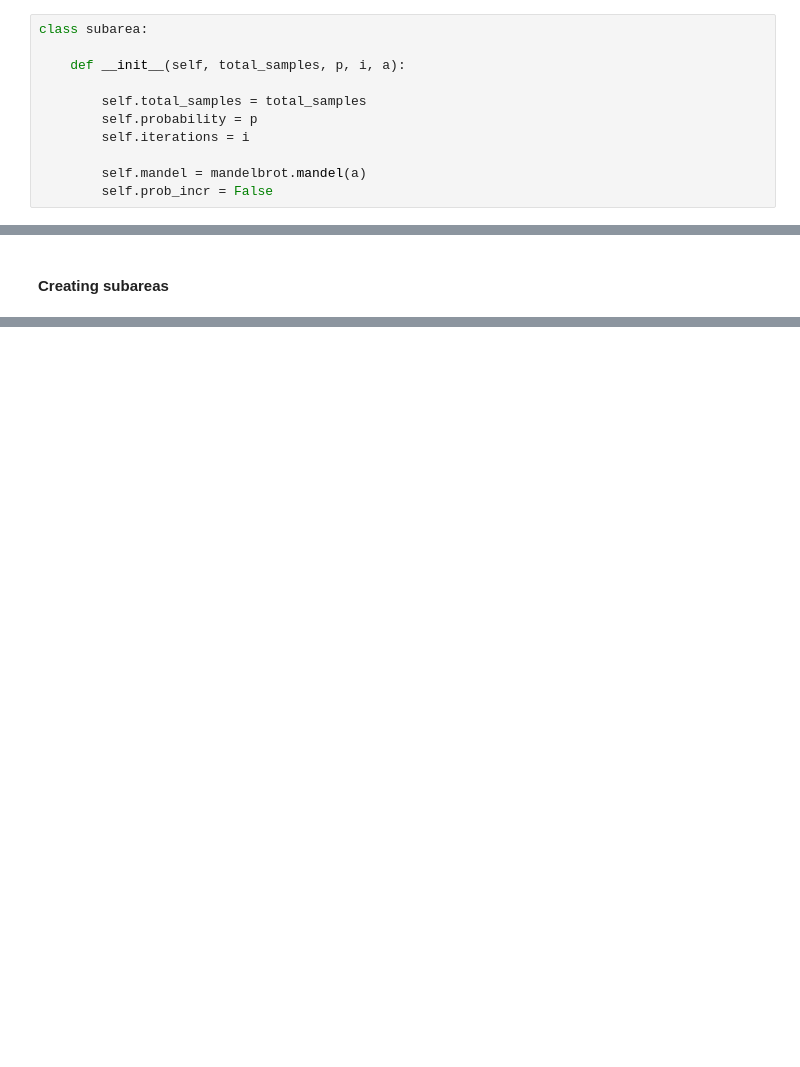
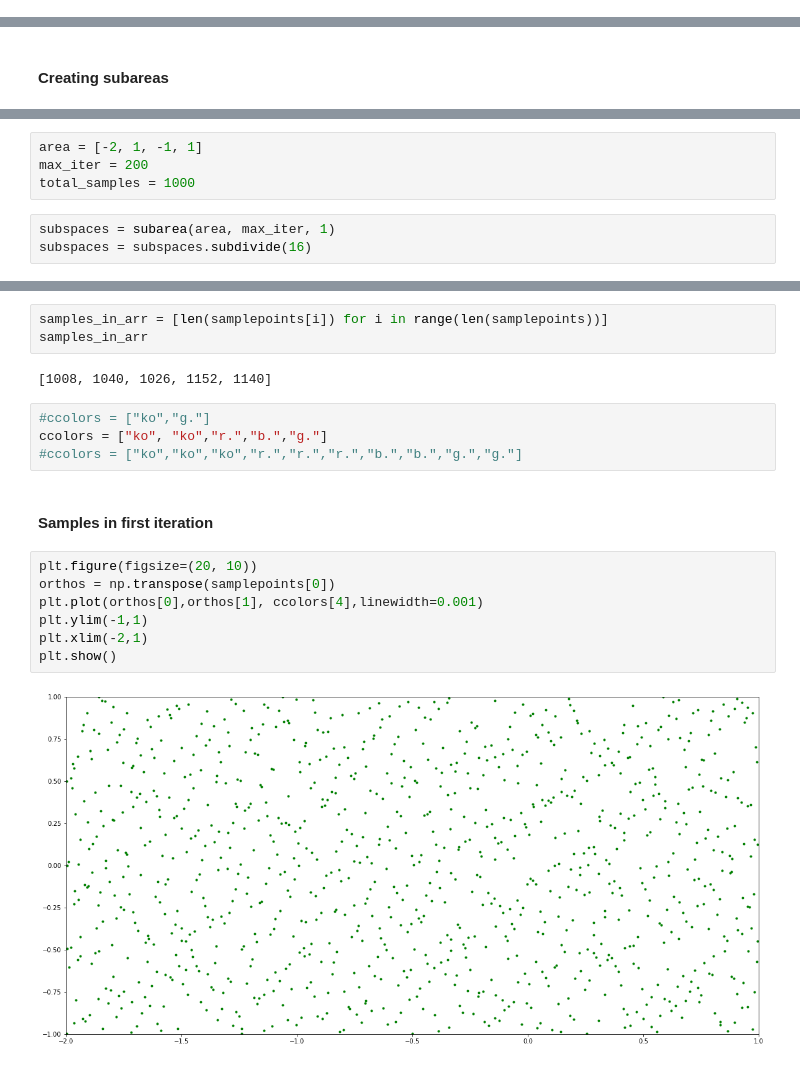
Before and after one commit to kuj24824/stochastic-simulations, a Jupyter notebook: Task_4.ipynb, the cells around one changed output, grey strips where cells are left out. Drawn from its saved outputs; the diff is of its cells as text; blank space fills up the shorter version.

```diff
--- a/Task_4.ipynb
+++ b/Task_4.ipynb
@@ -4,14 +6,3 @@ import numpy as np
 import mandelbrot
 # %% [markdown]
 #### Define subarea class
-# %%
-class subarea:
-
-    def __init__(self, total_samples, p, i, a):
-
-        self.total_samples = total_samples
-        self.probability = p
-        self.iterations = i
-
-        self.mandel = mandelbrot.mandel(a)
-        self.prob_incr = False
@@ -51 +66,8 @@ max_iter = 100
+# %%
+area = [-2, 1, -1, 1]
+max_iter = 200
+total_samples = 1000
+# %%
+subspaces = subarea(area, max_iter, 1)
+subspaces = subspaces.subdivide(16)
 # %%
@@ -94,0 +148,20 @@ total_mandel_area
+# %%
+samples_in_arr = [len(samplepoints[i]) for i in range(len(samplepoints))]
+samples_in_arr
+# %% [output]
+[1008, 1040, 1026, 1152, 1140]
+# %%
+#ccolors = ["ko","g."]
+ccolors = ["ko", "ko","r.","b.","g."]
+#ccolors = ["ko","ko","ko","r.","r.","r.","b.","b.","g.","g."]
+# %% [markdown]
+#### Samples in first iteration
+# %%
+plt.figure(figsize=(20, 10))
+orthos = np.transpose(samplepoints[0])
+plt.plot(orthos[0],orthos[1], ccolors[4],linewidth=0.001)
+plt.ylim(-1,1)
+plt.xlim(-2,1)
+plt.show()
+# %% [output]
+[figure, added]
```
Also changed, not shown: parts of 15 cells of this notebook, 1 other file.
